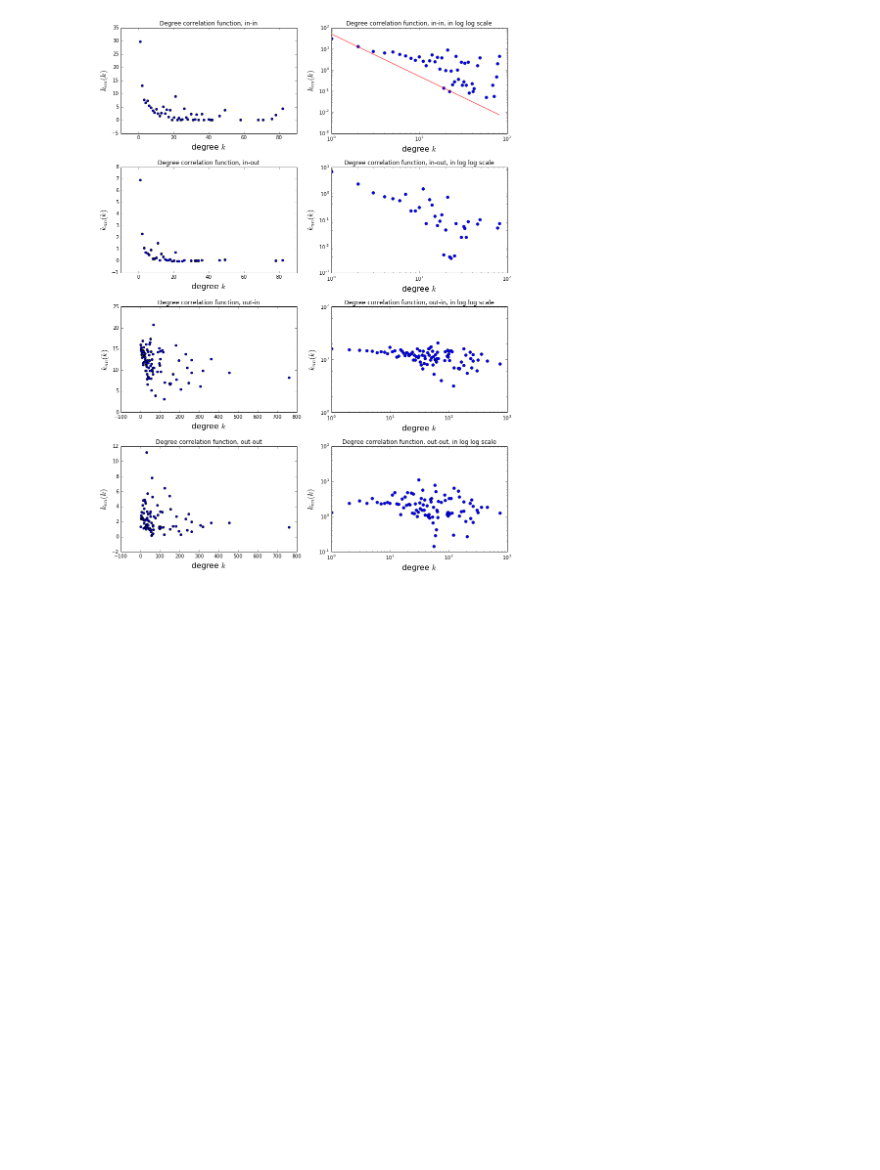
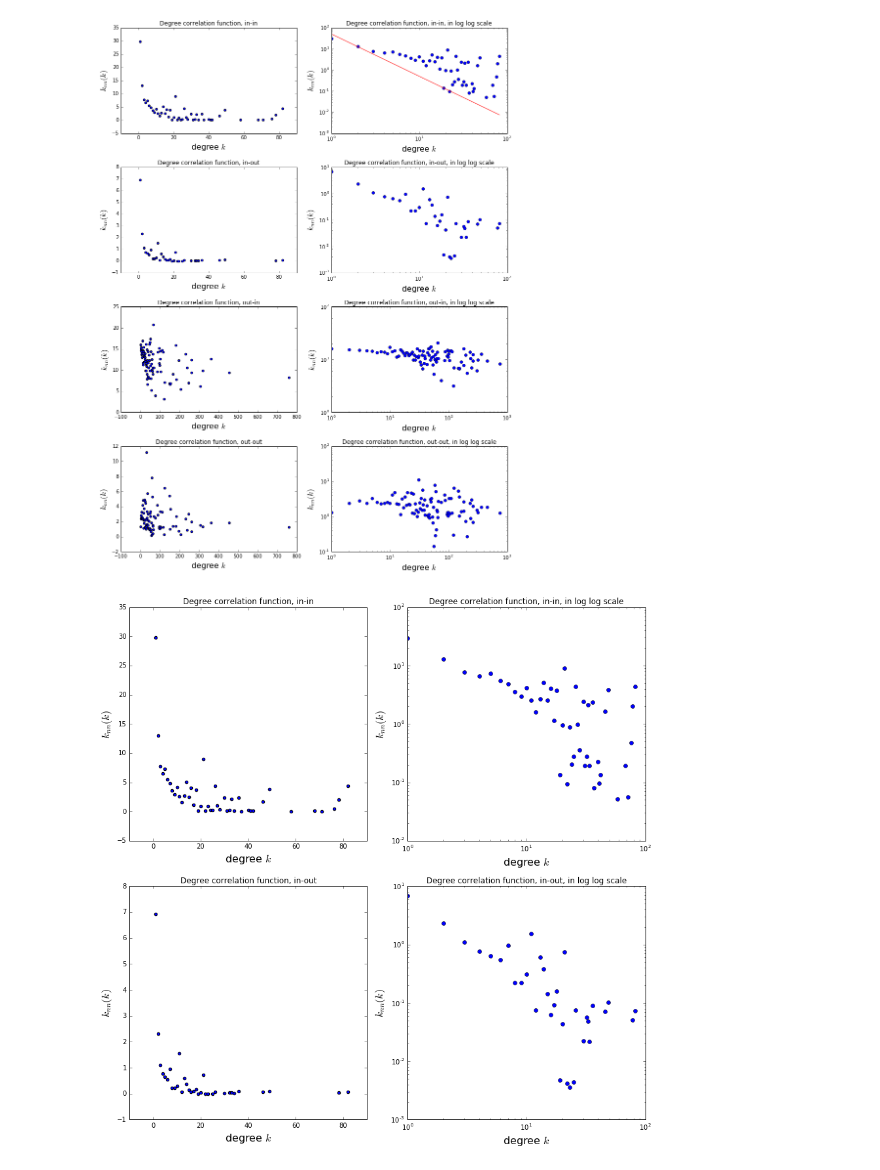
Before and after one commit to PtrTeixeira/NetSci, a Jupyter notebook: Project.ipynb, the cells around one changed output. Cells and saved outputs as stored; diff of their text form; code cells hidden in the pictures; blank space fills up the shorter version.

Commit message:
Degree preserving randomization

```diff
--- a/Project.ipynb
+++ b/Project.ipynb
@@ -353,3 +388,47 @@ plt.tight_layout()
 plt.show()
 # %% [output]
 [figure]
+# %%
+Gtemp = G.copy()  # Create a copy for degree preserving randomization
+deg_pres_rand(Gtemp, nswaps=10000)
+kii_t, knnii_t = calculate_deg_cor_func(Gtemp, 'ii')
+
+Gtemp = G.copy()  # Create a copy for degree preserving randomization
+deg_pres_rand(Gtemp, nswaps=10000)
+kio_t, knnio_t = calculate_deg_cor_func(Gtemp, 'io')
+# %%
+fig = plt.figure(figsize=(12,12))
+
+###################### In-In #####################################
+plt.subplot(221)
+plt.scatter(kii_t, knnii_t)
+plt.xlabel(r"degree $k$", fontsize=16)
+plt.ylabel(r"$k_{nn}(k)$", fontsize=16)
+plt.title('Degree correlation function, in-in')
+
+plt.subplot(222)
+plt.loglog(kii_t, knnii_t, marker='o', linestyle='none')
+#plt.loglog(kii_t, knnii_fit, color='red')
+plt.xlabel(r"degree $k$", fontsize=16)
+plt.ylabel(r"$k_{nn}(k)$", fontsize=16)
+plt.title('Degree correlation function, in-in, in log log scale')
+
+###################### In-Out #####################################
+
+plt.subplot(223)
+plt.scatter(kio_t, knnio_t)
+plt.xlabel(r"degree $k$", fontsize=16)
+plt.ylabel(r"$k_{nn}(k)$", fontsize=16)
+plt.title('Degree correlation function, in-out')
+
+plt.subplot(224)
+plt.loglog(kio_t, knnio_t, marker='o', linestyle='none')
+#plt.loglog(dat[0][0], dat[0][2], color='red')
+plt.xlabel(r"degree $k$", fontsize=16)
+plt.ylabel(r"$k_{nn}(k)$", fontsize=16)
+plt.title('Degree correlation function, in-out, in log log scale')
+
+plt.tight_layout()
+plt.show()
+# %% [output]
+[figure, added]
```
Also changed, not shown: parts of 4 cells of this notebook.
